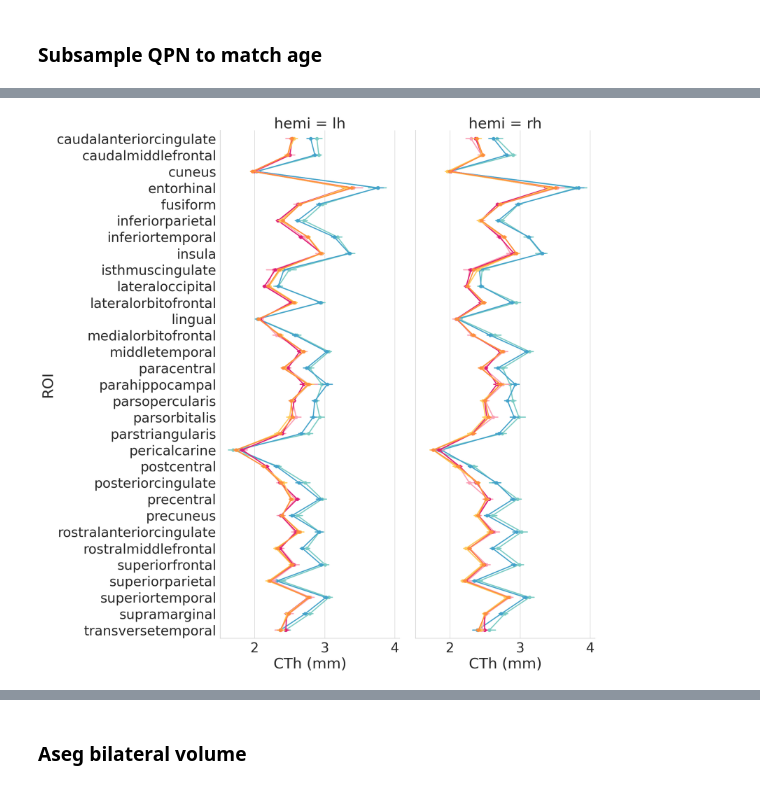
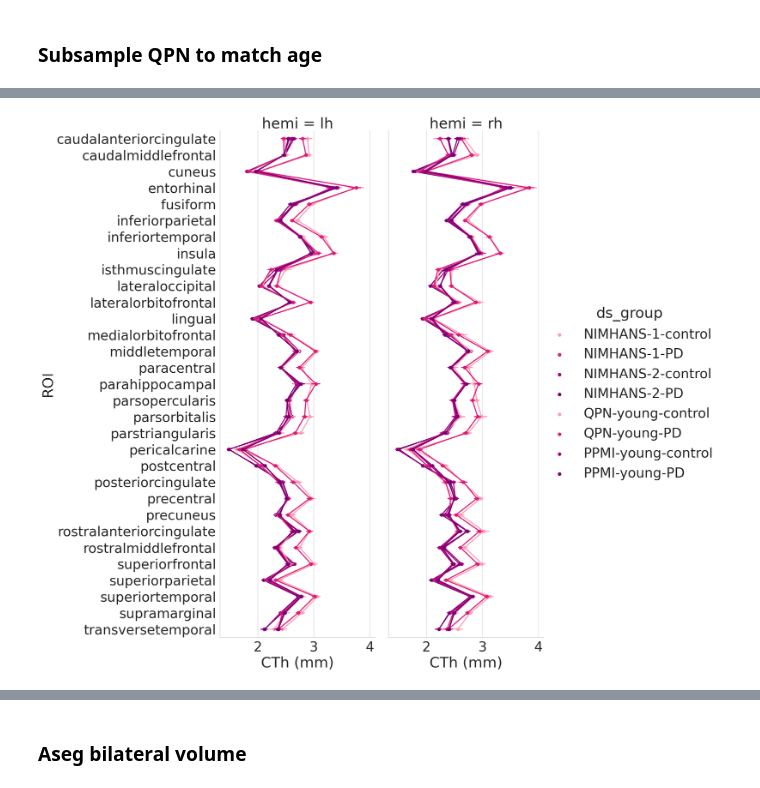
Before and after one commit to neurodatascience/mr_proc-nimhans_serb, a Jupyter notebook: analysis/CT/notebooks/population_comparisons.ipynb, the cells around one changed output, grey strips where cells are left out. Cells and saved outputs as stored; diff of their text form; code cells hidden in the pictures.

```diff
--- a/analysis/CT/notebooks/population_comparisons.ipynb
+++ b/analysis/CT/notebooks/population_comparisons.ipynb
@@ -19,20 +19,22 @@ import numpy as np
 import nibabel as nib
 from nilearn import datasets, surface, plotting
 # %%
-projects_dir = f"/home/nikhil/projects/Parkinsons//neuro_arch/analysis"
+projects_dir = f"/home/nikhil/projects/Parkinsons/neuro_arch/analysis"
 
-nimhans_serb_agg_data_dir = f"{projects_dir}/derived_data/nimhans_serb/agg_dfs/"
-nimhans_metal_agg_data_dir = f"{projects_dir}/derived_data/nimhans_metal/agg_dfs/"
-qpn_agg_data_dir = f"{projects_dir}/derived_data/qpn/agg_dfs/"
-ppmi_agg_data_dir = f"{projects_dir}/derived_data/ppmi/agg_dfs/"
+IDP_dir = f"{projects_dir}/IDP"
+figs_dir = f"{projects_dir}/figures/ADPD/poster/"
+
+qpn_release = "Jan_2024"
+
+nimhans_serb_agg_data_dir = f"{IDP_dir}/nimhans_serb/agg_dfs/"
+nimhans_metal_agg_data_dir = f"{IDP_dir}/nimhans_metal/agg_dfs/"
+qpn_agg_data_dir = f"{IDP_dir}/qpn/{qpn_release}/agg_dfs/"
+ppmi_agg_data_dir = f"{IDP_dir}/ppmi/agg_dfs/"
 
 CT_DKT_csv = "CT_DKT_df.csv"
 bilateral_vol_csv = "bilateral_vol_ASEG_df.csv"
 global_vol_csv = "global_vol_ASEG_df.csv"
 
-# save dirs
-figs_dir = "../figs/population_comparisons"
-
-demo_cols = ["participant_id","bids_id","age","sex","group","hemi","dataset"]
+demo_cols = ["participant_id","bids_id","age","sex","group","hemi","ds"]
 # %%
 from enum import Enum
@@ -66,7 +95,7 @@ sns.palplot(palette)
 ### Read data
 # %%
 match_age = True
-age_thresh = 63
+age_thresh = 65
 # %%
 # NIMHANS (SERB + METAL)
 nimhans_serb_CT_DKT_df = pd.read_csv(f"{nimhans_serb_agg_data_dir}{CT_DKT_csv}").drop(columns=["Unnamed: 0"])
@@ -142,32 +198,28 @@ CT_DKT_df.groupby(["dataset","group"])["age"].describe()
 # %%
 save_fig = False
 
-CT_DKT_df = CT_DKT_df[CT_DKT_df["dataset"].isin(["PPMI", "QPN", "NIMHANS_SERB"])]
+# CT_DKT_df = CT_DKT_df[CT_DKT_df["dataset"].isin(["PPMI", "QPN", "NIMHANS_SERB"])]
 CT_DKT_df = CT_DKT_df[CT_DKT_df["group"].isin(["control", "PD"])]
 
-# color_list = [my_colors.QPN_CONTROL.value, my_colors.QPN_PD.value,
-#               my_colors.PPMI_CONTROL.value, my_colors.PPMI_PRODROMAL.value, my_colors.PPMI_PD.value]
-
-# palette = sns.color_palette(palette=color_list)
-# hue_order = ["NIMHANS_SERB-control","NIMHANS_SERB-PD","NIMHANS_METAL-PD", "QPN-control", "QPN-PD"] #"PPMI-prodromal",
-hue_order = ["NIMHANS_SERB-control", "NIMHANS_SERB-PD", "QPN-control", "QPN-PD",
-              "PPMI-control",  "PPMI-PD"]
+hue_order = ["NIMHANS-1-control", "NIMHANS-1-PD", "NIMHANS-2-control", "NIMHANS-2-PD",
+             "QPN-young-control", "QPN-young-PD",
+             "PPMI-young-control",  "PPMI-young-PD"]
 
 CT_DKT_df_melt = CT_DKT_df.melt(
-    id_vars=demo_cols + ["ds_group"],
+    id_vars=demo_cols + ["ds_group","ds_hemi"],
     var_name="ROI",
     value_name="CTh (mm)")
 
 plot_df = CT_DKT_df_melt.copy()
 plot_df["ROI"] = plot_df["ROI"].astype(str)
 
-sns.set(font_scale=3)
+sns.set_theme(font_scale=3)
 with sns.axes_style("whitegrid"):
-    g = sns.catplot(y="ROI",x="CTh (mm)", hue="ds_group", col="hemi",kind="point",palette=palette, hue_order=hue_order, legend=False,
+    g = sns.catplot(y="ROI",x="CTh (mm)", hue="ds_group", col="hemi",kind="point",palette=palette, hue_order=hue_order, legend=True,
                     data=plot_df, aspect=0.5, height=20)
     # g.tick_params(axis='x', rotation=90, labelsize=14)
 
 if save_fig:
     g.savefig(f"{figs_dir}/DKT.png")
 # %% [output]
-[figure, old version]
+[figure, new version]
```
Also changed, not shown: parts of 17 cells of this notebook, 3 other files.
